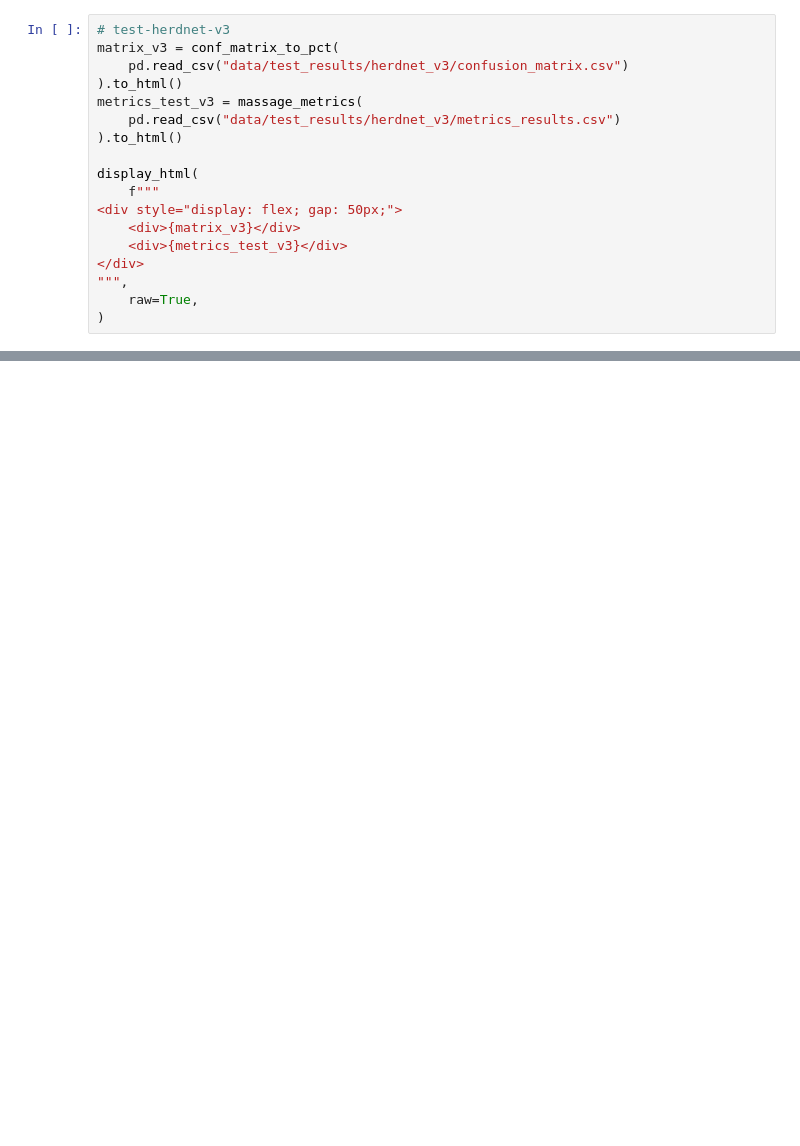
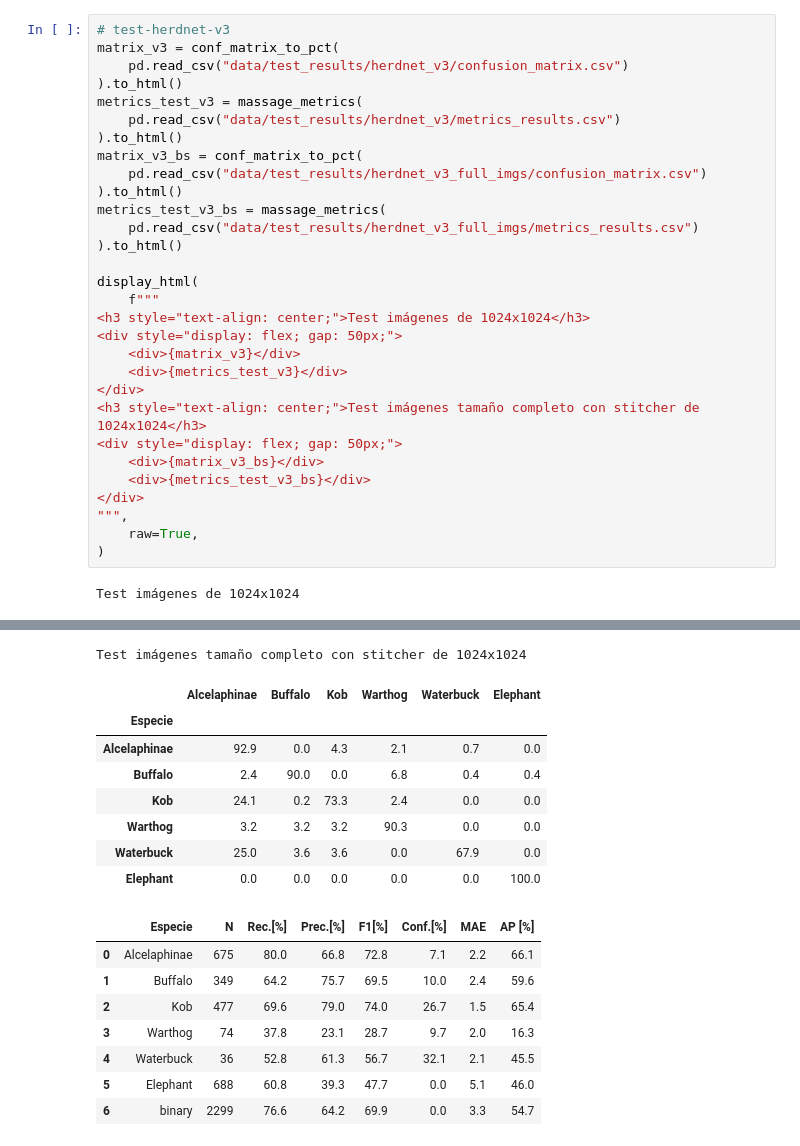
Before and after one commit to maia-2025-vision/proyecto-de-grado, a Jupyter notebook: notebooks/train-herdnet.ipynb, the cells around one changed output, grey strips where cells are left out. Drawn from its saved outputs; the diff is of its cells as text; blank space fills up the shorter version.

```diff
--- a/notebooks/train-herdnet.ipynb
+++ b/notebooks/train-herdnet.ipynb
@@ -371,33 +431,63 @@ matrix_v3 = conf_matrix_to_pct(
 metrics_test_v3 = massage_metrics(
     pd.read_csv("data/test_results/herdnet_v3/metrics_results.csv")
 ).to_html()
+matrix_v3_bs = conf_matrix_to_pct(
+    pd.read_csv("data/test_results/herdnet_v3_full_imgs/confusion_matrix.csv")
+).to_html()
+metrics_test_v3_bs = massage_metrics(
+    pd.read_csv("data/test_results/herdnet_v3_full_imgs/metrics_results.csv")
+).to_html()
 
 display_html(
     f"""
+<h3 style="text-align: center;">Test imágenes de 1024x1024</h3>
 <div style="display: flex; gap: 50px;">
     <div>{matrix_v3}</div>
     <div>{metrics_test_v3}</div>
 </div>
+<h3 style="text-align: center;">Test imágenes tamaño completo con stitcher de 1024x1024</h3>
+<div style="display: flex; gap: 50px;">
+    <div>{matrix_v3_bs}</div>
+    <div>{metrics_test_v3_bs}</div>
+</div>
 """,
     raw=True,
 )
 # %% [output]
+Test imágenes de 1024x1024
 |  | Alcelaphinae | Buffalo | Kob | Warthog | Waterbuck | Elephant |
 | Especie |  |  |  |  |  |  |
 | Alcelaphinae | 90.8 | 0.6 | 4.7 | 2.4 | 1.5 | 0.0 |
 | Buffalo | 3.1 | 87.3 | 0.0 | 8.8 | 0.8 | 0.0 |
 | Kob | 23.0 | 0.0 | 74.4 | 2.6 | 0.0 | 0.0 |
 | Warthog | 7.0 | 3.5 | 1.8 | 87.7 | 0.0 | 0.0 |
 | Waterbuck | 22.4 | 3.4 | 6.9 | 6.9 | 60.3 | 0.0 |
 | Elephant | 0.6 | 0.0 | 0.0 | 0.0 | 0.0 | 99.4 |
 |  | Especie | N | Rec.[%] | Prec.[%] | F1[%] | Conf.[%] | MAE | AP [%] |
 | 0 | Alcelaphinae | 1424 | 75.8 | 72.3 | 74.0 | 9.2 | 0.9 | 64.6 |
 | 1 | Buffalo | 775 | 57.5 | 85.4 | 68.8 | 12.7 | 1.8 | 53.6 |
 | 2 | Kob | 1021 | 70.6 | 88.0 | 78.4 | 25.6 | 0.6 | 68.0 |
 | 3 | Warthog | 142 | 35.2 | 25.6 | 29.7 | 12.3 | 1.5 | 17.1 |
 | 4 | Waterbuck | 83 | 42.2 | 58.3 | 49.0 | 39.7 | 1.2 | 30.1 |
 | 5 | Elephant | 1406 | 57.1 | 78.8 | 66.2 | 0.6 | 1.3 | 51.3 |
 | 6 | binary | 4851 | 74.1 | 87.4 | 80.2 | 0.0 | 0.7 | 55.7 |
+Test imágenes tamaño completo con stitcher de 1024x1024
+|  | Alcelaphinae | Buffalo | Kob | Warthog | Waterbuck | Elephant |
+| Especie |  |  |  |  |  |  |
+| Alcelaphinae | 92.9 | 0.0 | 4.3 | 2.1 | 0.7 | 0.0 |
+| Buffalo | 2.4 | 90.0 | 0.0 | 6.8 | 0.4 | 0.4 |
+| Kob | 24.1 | 0.2 | 73.3 | 2.4 | 0.0 | 0.0 |
+| Warthog | 3.2 | 3.2 | 3.2 | 90.3 | 0.0 | 0.0 |
+| Waterbuck | 25.0 | 3.6 | 3.6 | 0.0 | 67.9 | 0.0 |
+| Elephant | 0.0 | 0.0 | 0.0 | 0.0 | 0.0 | 100.0 |
+|  | Especie | N | Rec.[%] | Prec.[%] | F1[%] | Conf.[%] | MAE | AP [%] |
+| 0 | Alcelaphinae | 675 | 80.0 | 66.8 | 72.8 | 7.1 | 2.2 | 66.1 |
+| 1 | Buffalo | 349 | 64.2 | 75.7 | 69.5 | 10.0 | 2.4 | 59.6 |
+| 2 | Kob | 477 | 69.6 | 79.0 | 74.0 | 26.7 | 1.5 | 65.4 |
+| 3 | Warthog | 74 | 37.8 | 23.1 | 28.7 | 9.7 | 2.0 | 16.3 |
+| 4 | Waterbuck | 36 | 52.8 | 61.3 | 56.7 | 32.1 | 2.1 | 45.5 |
+| 5 | Elephant | 688 | 60.8 | 39.3 | 47.7 | 0.0 | 5.1 | 46.0 |
+| 6 | binary | 2299 | 76.6 | 64.2 | 69.9 | 0.0 | 3.3 | 54.7 |
 # %% [markdown]
 <table style="width: 100%; table-layout: fixed;">
   <tr>
```
Also changed, not shown: parts of 17 cells of this notebook, 2 other files.
